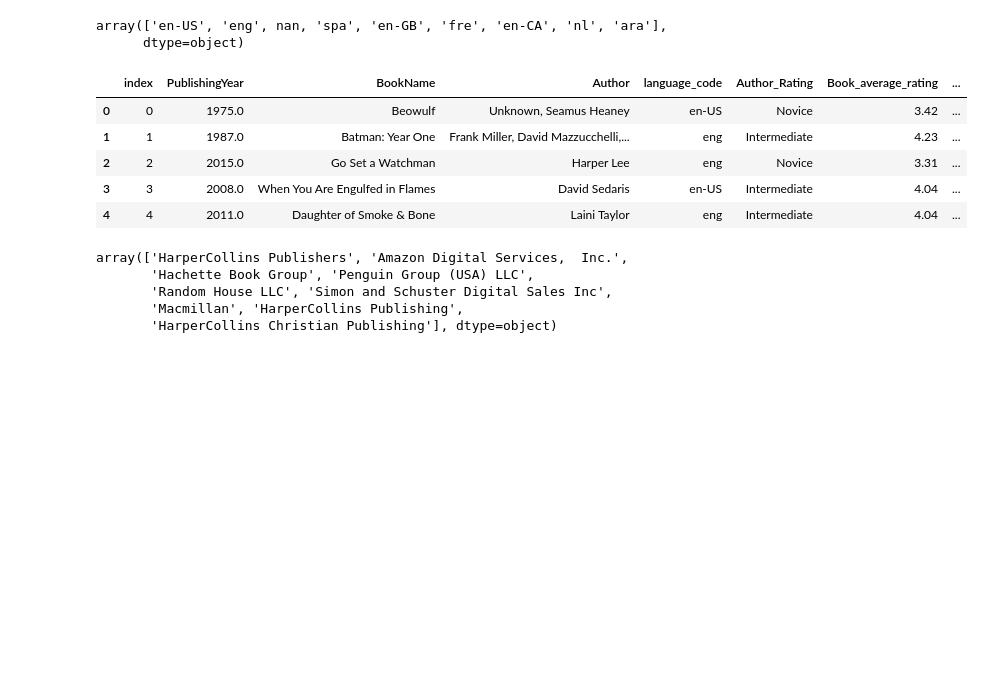
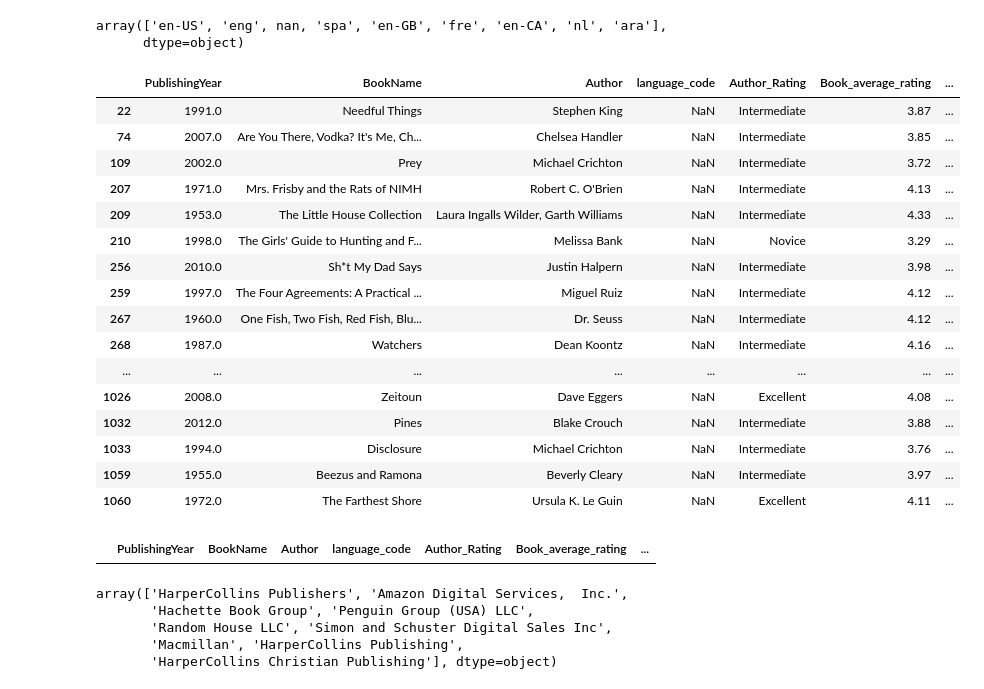
Before and after one commit to AichaELMouta/Books_sales_Regression, a Jupyter notebook: Book_sales.ipynb, the cells around one changed output. Cells and saved outputs as stored; diff of their text form; code cells hidden in the pictures; blank space fills up the shorter version.

```diff
--- a/Book_sales.ipynb
+++ b/Book_sales.ipynb
@@ -167,11 +167,23 @@ books.language_code.unique()
 array(['en-US', 'eng', nan, 'spa', 'en-GB', 'fre', 'en-CA', 'nl', 'ara'],
       dtype=object)
 # %%
-books.head()
+#Select les NAN values in column language_code
+books[books['language_code'].isna()]
 # %% [output]
-|  | index | PublishingYear | BookName | Author | language_code | Author_Rating | Book_average_rating | ... |
-| 0 | 0 | 1975.0 | Beowulf | Unknown, Seamus Heaney | en-US | Novice | 3.42 | ... |
-| 1 | 1 | 1987.0 | Batman: Year One | Frank Miller, David Mazzucchelli,... | eng | Intermediate | 4.23 | ... |
-| 2 | 2 | 2015.0 | Go Set a Watchman | Harper Lee | eng | Novice | 3.31 | ... |
-| 3 | 3 | 2008.0 | When You Are Engulfed in Flames | David Sedaris | en-US | Intermediate | 4.04 | ... |
-| 4 | 4 | 2011.0 | Daughter of Smoke & Bone | Laini Taylor | eng | Intermediate | 4.04 | ... |
+|  | PublishingYear | BookName | Author | language_code | Author_Rating | Book_average_rating | ... |
+| 22 | 1991.0 | Needful Things | Stephen King | NaN | Intermediate | 3.87 | ... |
+| 74 | 2007.0 | Are You There, Vodka? It's Me, Ch... | Chelsea Handler | NaN | Intermediate | 3.85 | ... |
+| 109 | 2002.0 | Prey | Michael Crichton | NaN | Intermediate | 3.72 | ... |
+| 207 | 1971.0 | Mrs. Frisby and the Rats of NIMH | Robert C. O'Brien | NaN | Intermediate | 4.13 | ... |
+| 209 | 1953.0 | The Little House Collection | Laura Ingalls Wilder, Garth Williams | NaN | Intermediate | 4.33 | ... |
+| 210 | 1998.0 | The Girls' Guide to Hunting and F... | Melissa Bank | NaN | Novice | 3.29 | ... |
+| 256 | 2010.0 | Sh*t My Dad Says | Justin Halpern | NaN | Intermediate | 3.98 | ... |
+| 259 | 1997.0 | The Four Agreements: A Practical ... | Miguel Ruiz | NaN | Intermediate | 4.12 | ... |
+| 267 | 1960.0 | One Fish, Two Fish, Red Fish, Blu... | Dr. Seuss | NaN | Intermediate | 4.12 | ... |
+| 268 | 1987.0 | Watchers | Dean Koontz | NaN | Intermediate | 4.16 | ... |
+| ... | ... | ... | ... | ... | ... | ... | ... |
+| 1026 | 2008.0 | Zeitoun | Dave Eggers | NaN | Excellent | 4.08 | ... |
+| 1032 | 2012.0 | Pines | Blake Crouch | NaN | Intermediate | 3.88 | ... |
+| 1033 | 1994.0 | Disclosure | Michael Crichton | NaN | Intermediate | 3.76 | ... |
+| 1059 | 1955.0 | Beezus and Ramona | Beverly Cleary | NaN | Intermediate | 3.97 | ... |
+| 1060 | 1972.0 | The Farthest Shore | Ursula K. Le Guin | NaN | Excellent | 4.11 | ... |
@@ -178,3 +195,8 @@ books.head()
+# %%
+#Select NAN values of BookName column
+books[books['language_code'].isna()]
+# %% [output]
+|  | PublishingYear | BookName | Author | language_code | Author_Rating | Book_average_rating | ... |
 # %%
 #verify Publisher are duplicated or different spelling
 books.Publisher.unique()
```
Also changed, not shown: parts of 41 cells of this notebook.
